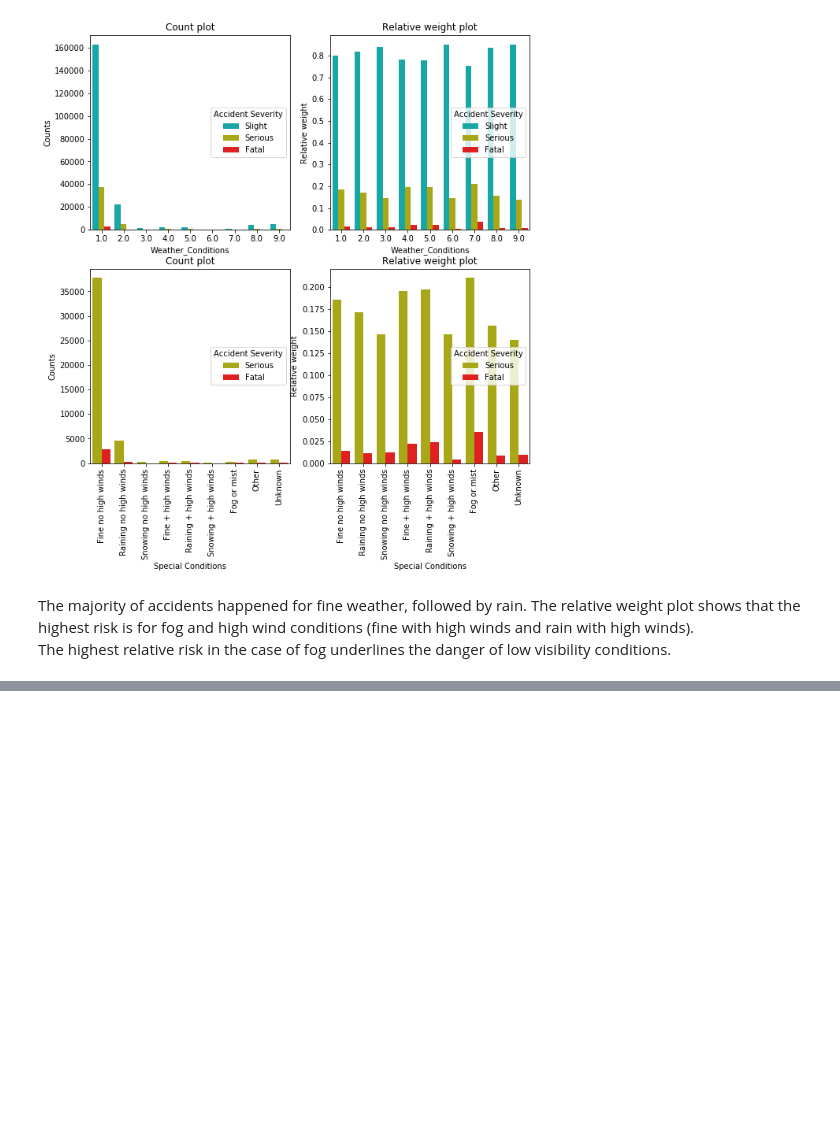
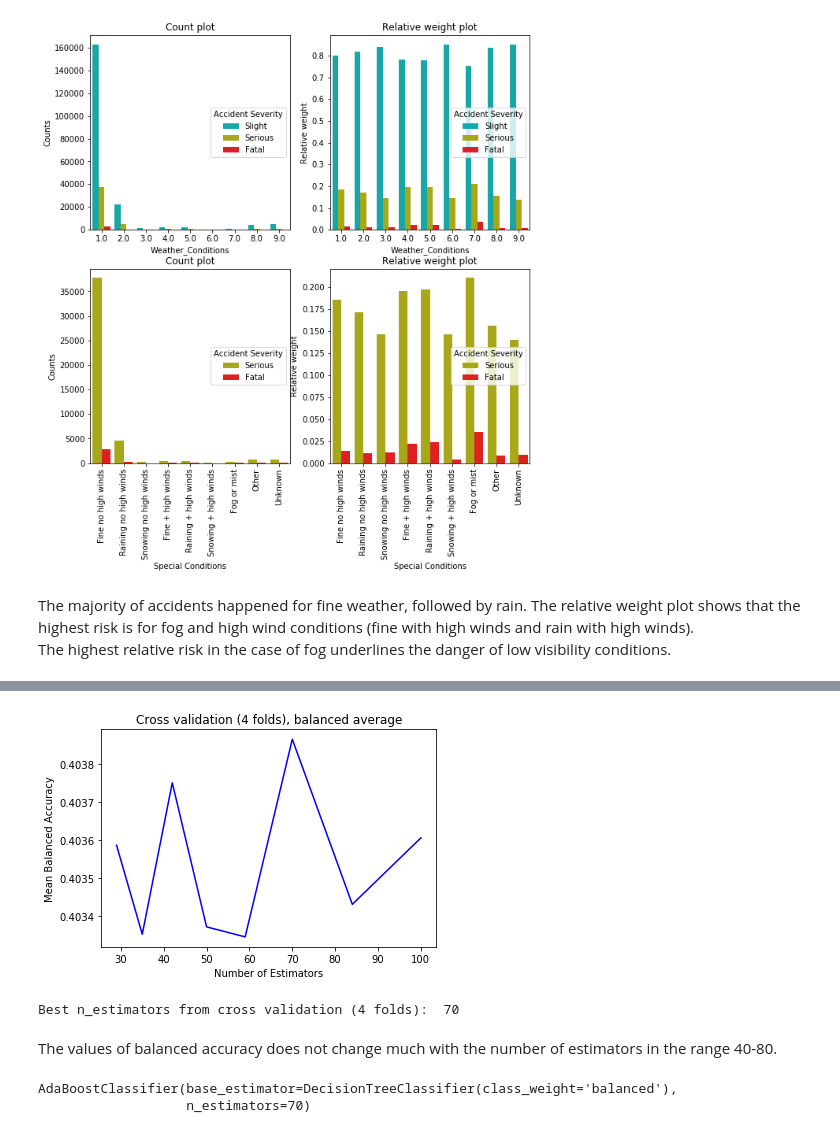
Before and after one commit to AntonioBL/Coursera_Capstone, a Jupyter notebook: capstone.ipynb, the cells around one changed output, grey strips where cells are left out. Saved outputs shown, nothing was run; the diff lists cells and outputs as text; code cells hidden in the pictures; blank space fills up the shorter version.

```diff
--- a/capstone.ipynb
+++ b/capstone.ipynb
@@ -780,0 +952,39 @@ The highest relative risk in the case of fog underlines the danger of low visibi
+# %%
+# Optimize n_estimators for the adaptive boosting classifier
+numberofE = 8
+estimators = np.logspace(np.log10(30),np.log10(100),numberofE).astype(int)
+
+# Cycle over number of estimators values
+# Search for the best n_estimators value with the use of cross-validation
+# Using balanced_accuracy_score because the distribution of
+# Accident Severity is strongly unbalanced
+meanaccuracy = []
+model = DecisionTreeClassifier(class_weight='balanced')
+for E in estimators:
+    #print(E)
+    adaboostclassifier = AdaBoostClassifier(base_estimator=model, n_estimators=E)
+    scores = cross_val_score(adaboostclassifier, X, y, cv=4, scoring='balanced_accuracy', n_jobs=-1)
+    meanaccuracy.append(scores.mean())
+meanaccuracy = np.array(meanaccuracy)
+
+# Plot mean accuracy from cross val
+plt.plot(estimators,meanaccuracy,'b')
+plt.title('Cross validation (4 folds), balanced average')
+plt.xlabel('Number of Estimators')
+plt.ylabel('Mean Balanced Accuracy')
+plt.show()
+
+bestE = meanaccuracy.argmax()
+
+print('Best n_estimators from cross validation (4 folds): ',estimators[bestE])
+# %% [output]
+[figure, added]
+Best n_estimators from cross validation (4 folds):  70
+# %% [markdown]
+The values of balanced accuracy does not change much with the number of estimators in the range 40-80.
+# %%
+adaboostclassifier = AdaBoostClassifier(base_estimator=DecisionTreeClassifier(class_weight='balanced'), n_estimators=70)
+adaboostclassifier.fit(X,y)
+# %% [output]
+AdaBoostClassifier(base_estimator=DecisionTreeClassifier(class_weight='balanced'),
+                   n_estimators=70)
```
Also changed, not shown: parts of 58 cells of this notebook.
